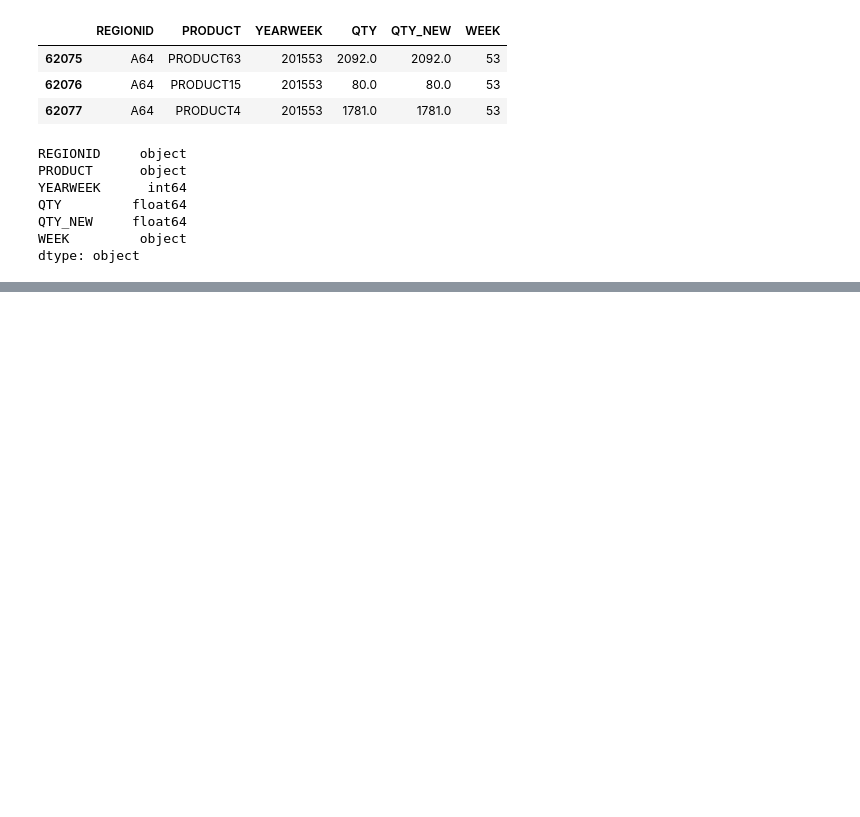
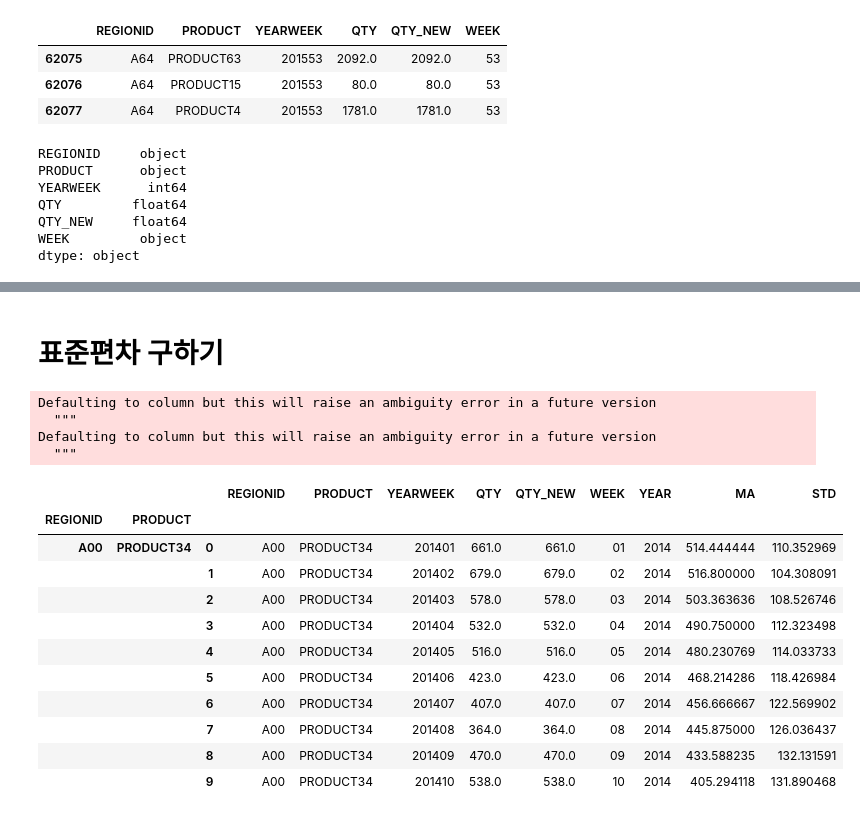
Before and after one commit to mocabon/pythonProject, a Jupyter notebook: mini.ipynb, the cells around one changed output, grey strips where cells are left out. Saved outputs shown, nothing was run; the diff lists cells and outputs as text; code cells hidden in the pictures; blank space fills up the shorter version.

```diff
--- a/mini.ipynb
+++ b/mini.ipynb
@@ -103,4 +170,4 @@ QTY_NEW     float64
 WEEK         object
 dtype: object
 # %%
-kcsData1 = kcsData.drop(kcsData[kcsData.WEEK == '53'].index, axis=0)
+kcsData = kcsData.drop(kcsData[kcsData.WEEK == '53'].index, axis=0)
@@ -108,0 +199,26 @@ kcsData1 = kcsData.drop(kcsData[kcsData.WEEK == '53'].index, axis=0)
+# %% [markdown]
+# 표준편차 구하기
+# %%
+def sub_func(data, term):
+    data["STD"] = data["QTY"].rolling(window=term,center=True,min_periods=1).std()
+    return data
+
+sortedData = sortedData.groupby(["REGIONID","PRODUCT"]).apply(sub_func, period)
+sortedData.head(10)
+# %% [output]
+Defaulting to column but this will raise an ambiguity error in a future version
+  """
+Defaulting to column but this will raise an ambiguity error in a future version
+  """
+|  |  |  | REGIONID | PRODUCT | YEARWEEK | QTY | QTY_NEW | WEEK | YEAR | MA | STD |
+| REGIONID | PRODUCT |  |  |  |  |  |  |  |  |  |  |
+| A00 | PRODUCT34 | 0 | A00 | PRODUCT34 | 201401 | 661.0 | 661.0 | 01 | 2014 | 514.444444 | 110.352969 |
+|  |  | 1 | A00 | PRODUCT34 | 201402 | 679.0 | 679.0 | 02 | 2014 | 516.800000 | 104.308091 |
+|  |  | 2 | A00 | PRODUCT34 | 201403 | 578.0 | 578.0 | 03 | 2014 | 503.363636 | 108.526746 |
+|  |  | 3 | A00 | PRODUCT34 | 201404 | 532.0 | 532.0 | 04 | 2014 | 490.750000 | 112.323498 |
+|  |  | 4 | A00 | PRODUCT34 | 201405 | 516.0 | 516.0 | 05 | 2014 | 480.230769 | 114.033733 |
+|  |  | 5 | A00 | PRODUCT34 | 201406 | 423.0 | 423.0 | 06 | 2014 | 468.214286 | 118.426984 |
+|  |  | 6 | A00 | PRODUCT34 | 201407 | 407.0 | 407.0 | 07 | 2014 | 456.666667 | 122.569902 |
+|  |  | 7 | A00 | PRODUCT34 | 201408 | 364.0 | 364.0 | 08 | 2014 | 445.875000 | 126.036437 |
+|  |  | 8 | A00 | PRODUCT34 | 201409 | 470.0 | 470.0 | 09 | 2014 | 433.588235 | 132.131591 |
+|  |  | 9 | A00 | PRODUCT34 | 201410 | 538.0 | 538.0 | 10 | 2014 | 405.294118 | 131.890468 |
```
Also changed, not shown: parts of 18 cells of this notebook.
